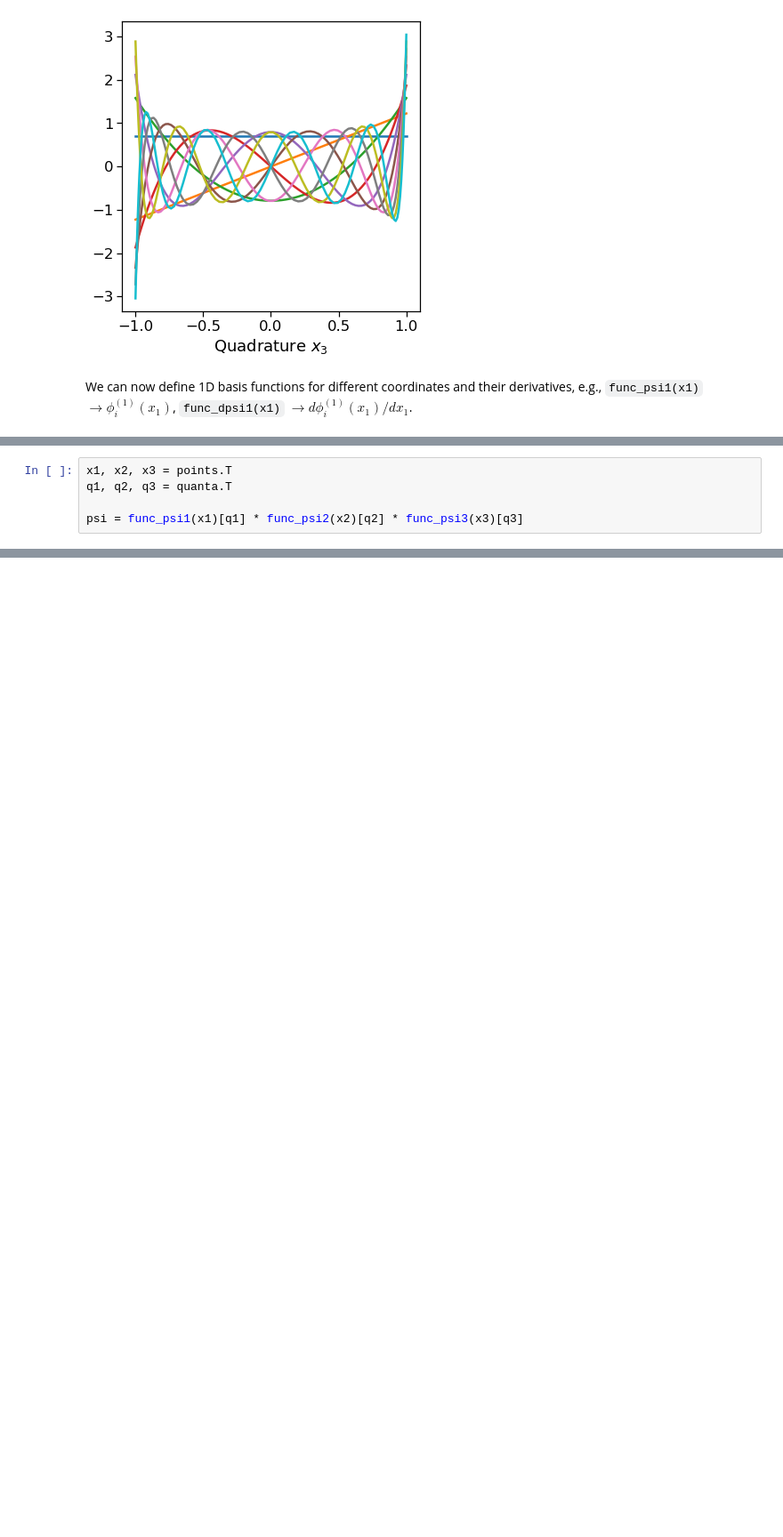
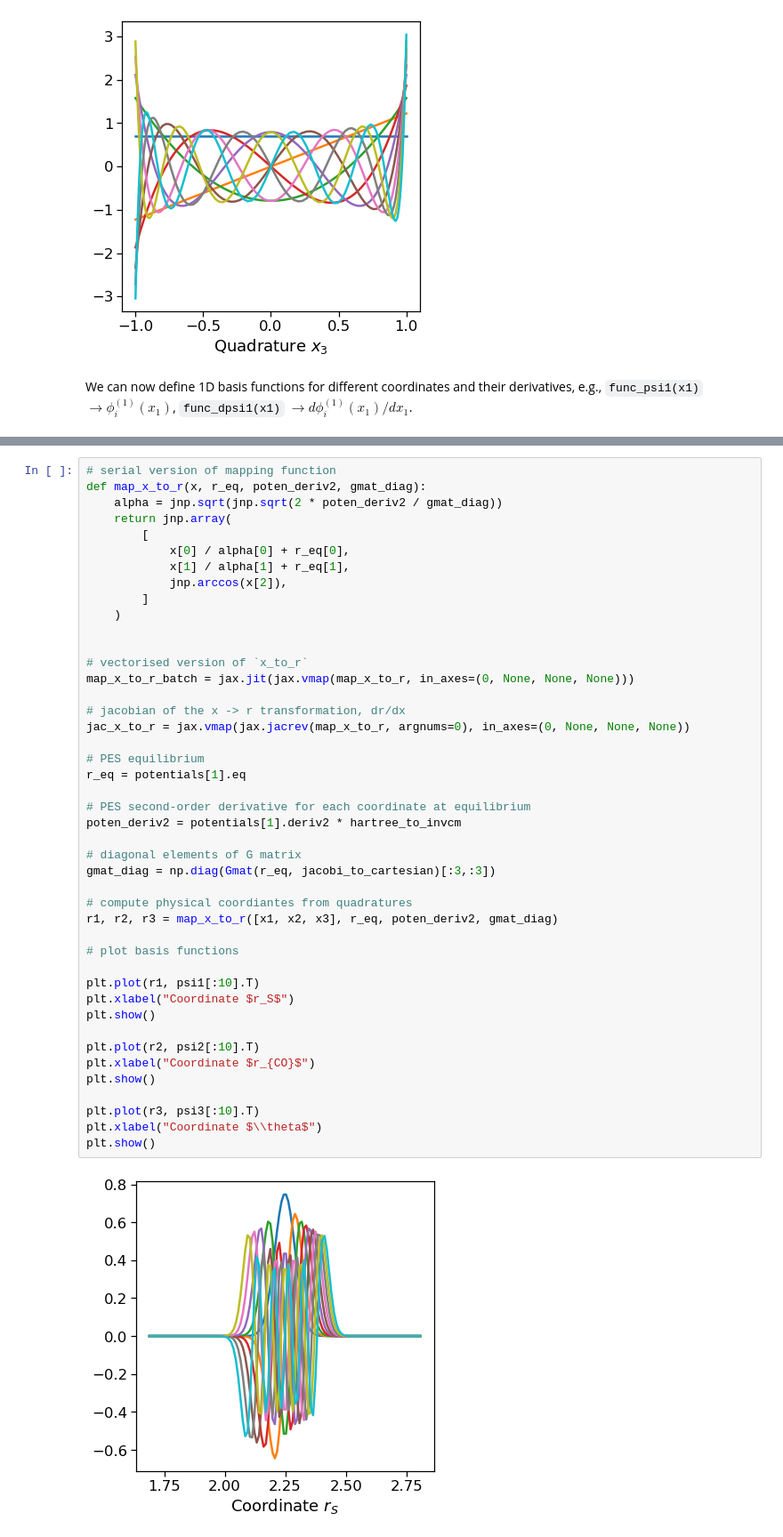
Before and after one commit to yachmena/Tutorial-OCS-vibrations, a Jupyter notebook: ocs_solutions.ipynb, the cells around one changed output, grey strips where cells are left out. Shown at 89% size. Cells and saved outputs as stored; diff of their text form; blank space fills up the shorter version.

```diff
--- a/ocs_solutions.ipynb
+++ b/ocs_solutions.ipynb
@@ -454,5 +209,0 @@ $$\Phi_{i,j,k}(x_f^{(1)},x_g^{(2)},x_h^{(3)}) = \phi_i(x_f^{(1)})\phi_j(x_g^{(2)
-# %%
-x1, x2, x3 = points.T
-q1, q2, q3 = quanta.T
-
-psi = func_psi1(x1)[q1] * func_psi2(x2)[q2] * func_psi3(x3)[q3]
@@ -513,0 +276,46 @@ print(dpsi_.shape)
+# %%
+# serial version of mapping function
+def map_x_to_r(x, r_eq, poten_deriv2, gmat_diag):
+    alpha = jnp.sqrt(jnp.sqrt(2 * poten_deriv2 / gmat_diag))
+    return jnp.array(
+        [
+            x[0] / alpha[0] + r_eq[0],
+            x[1] / alpha[1] + r_eq[1],
+            jnp.arccos(x[2]),
+        ]
+    )
+
+
+# vectorised version of `x_to_r`
+map_x_to_r_batch = jax.jit(jax.vmap(map_x_to_r, in_axes=(0, None, None, None)))
+
+# jacobian of the x -> r transformation, dr/dx
+jac_x_to_r = jax.vmap(jax.jacrev(map_x_to_r, argnums=0), in_axes=(0, None, None, None))
+
+# PES equilibrium
+r_eq = potentials[1].eq
+
+# PES second-order derivative for each coordinate at equilibrium
+poten_deriv2 = potentials[1].deriv2 * hartree_to_invcm
+
+# diagonal elements of G matrix
+gmat_diag = np.diag(Gmat(r_eq, jacobi_to_cartesian)[:3,:3])
+
+# compute physical coordiantes from quadratures
+r1, r2, r3 = map_x_to_r([x1, x2, x3], r_eq, poten_deriv2, gmat_diag)
+
+# plot basis functions
+
+plt.plot(r1, psi1[:10].T)
+plt.xlabel("Coordinate $r_S$")
+plt.show()
+
+plt.plot(r2, psi2[:10].T)
+plt.xlabel("Coordinate $r_{CO}$")
+plt.show()
+
+plt.plot(r3, psi3[:10].T)
+plt.xlabel("Coordinate $\\theta$")
+plt.show()
+# %% [output]
+[figure, added]
```
Also changed, not shown: parts of 50 cells of this notebook, 2 other files.
